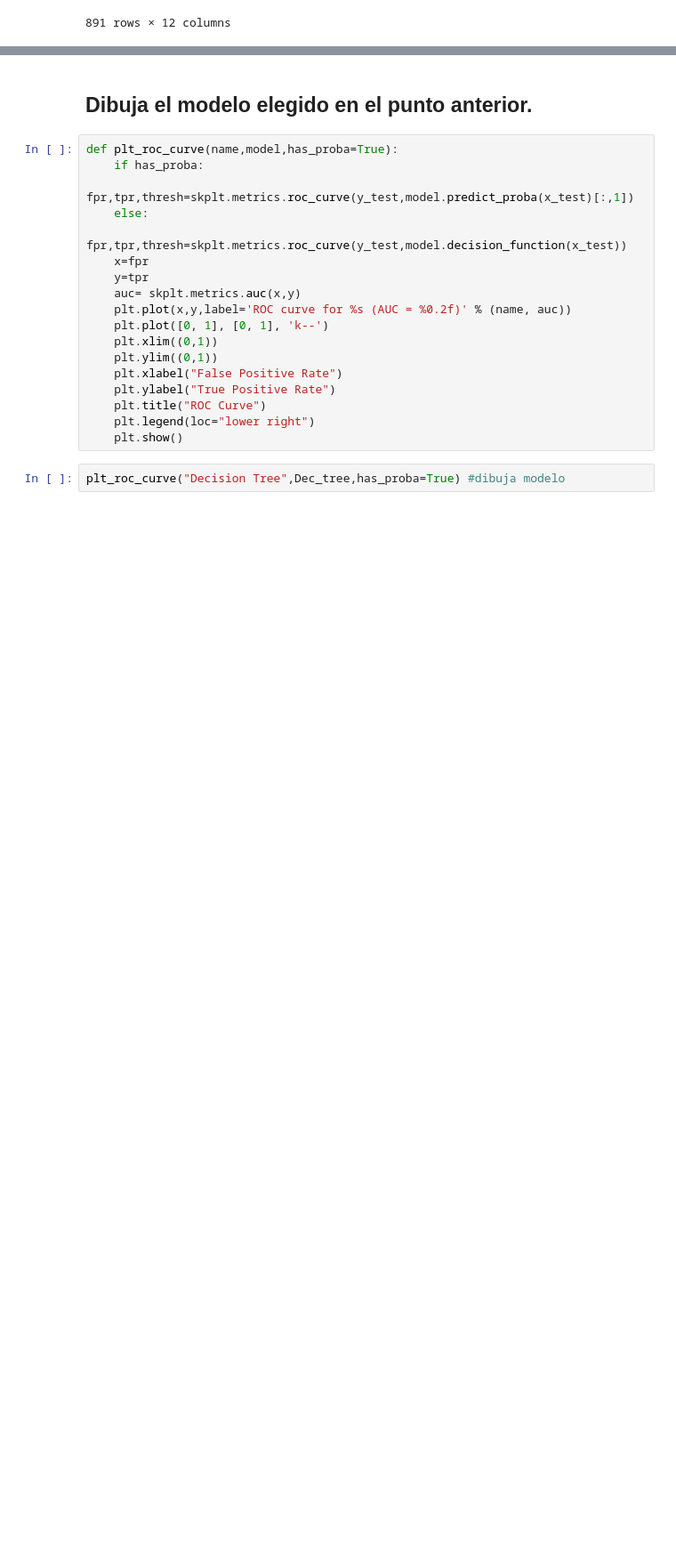
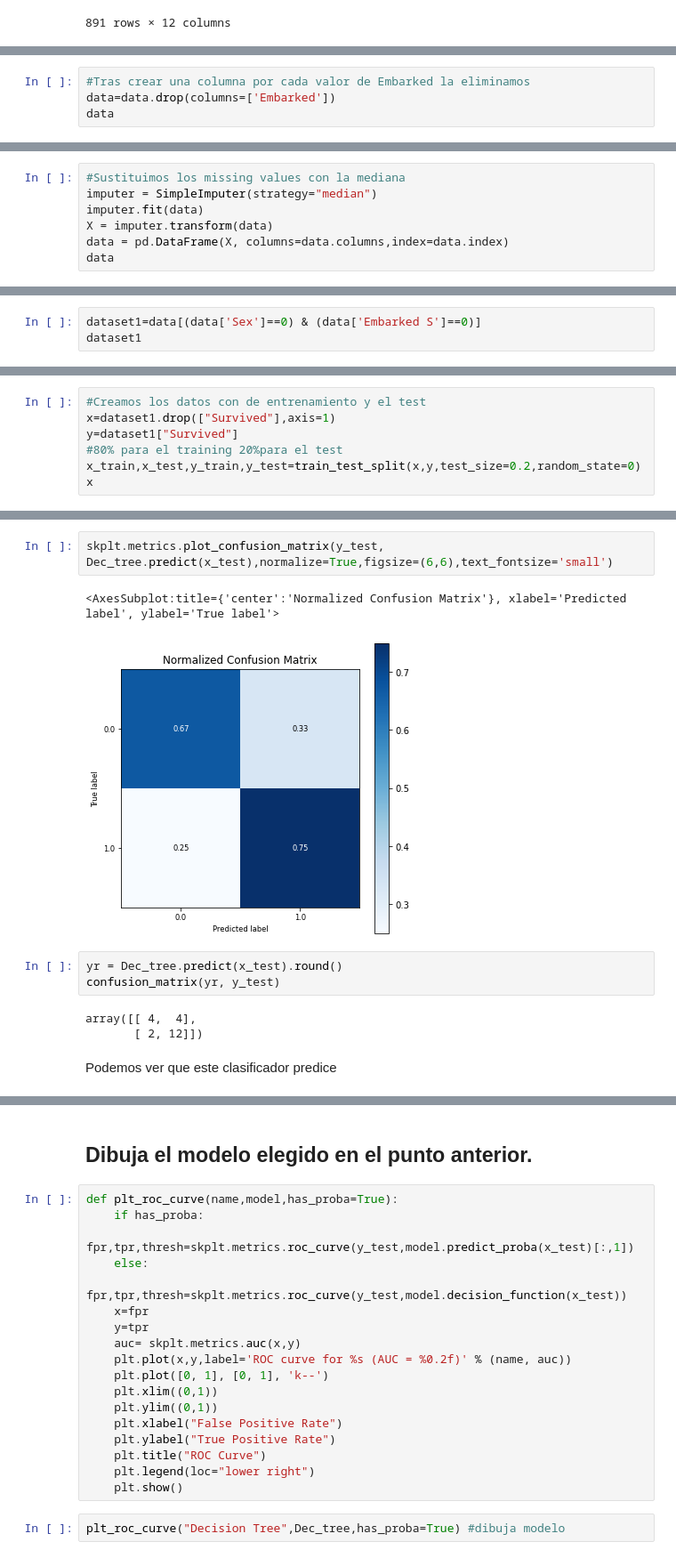
Before and after one commit to AlvaroChavarri/Practicamining3, a Jupyter notebook: LAB03-GRUPORoigChavarri/Practica1Titanic-Copy1.ipynb, the cells around one changed output, grey strips where cells are left out. Shown: that part at 89% size. Cells and saved outputs as stored; diff of their text form; blank space fills up the shorter version.

```diff
--- a/LAB03-GRUPORoigChavarri/Practica1Titanic-Copy1.ipynb
+++ b/LAB03-GRUPORoigChavarri/Practica1Titanic-Copy1.ipynb
@@ -183,0 +107,4 @@ confusion_matrix_model(Dec_tree)
+# %%
+#Tras crear una columna por cada valor de Embarked la eliminamos
+data=data.drop(columns=['Embarked'])
+data
@@ -183,0 +160,7 @@ confusion_matrix_model(Dec_tree)
+# %%
+#Sustituimos los missing values con la mediana
+imputer = SimpleImputer(strategy="median")
+imputer.fit(data)
+X = imputer.transform(data)
+data = pd.DataFrame(X, columns=data.columns,index=data.index)
+data
@@ -183,0 +187,3 @@ confusion_matrix_model(Dec_tree)
+# %%
+dataset1=data[(data['Sex']==0) & (data['Embarked S']==0)]
+dataset1
@@ -183,0 +223,7 @@ confusion_matrix_model(Dec_tree)
+# %%
+#Creamos los datos con de entrenamiento y el test
+x=dataset1.drop(["Survived"],axis=1)
+y=dataset1["Survived"]
+#80% para el training 20%para el test
+x_train,x_test,y_train,y_test=train_test_split(x,y,test_size=0.2,random_state=0)
+x
@@ -183,0 +257,13 @@ confusion_matrix_model(Dec_tree)
+# %%
+skplt.metrics.plot_confusion_matrix(y_test, Dec_tree.predict(x_test),normalize=True,figsize=(6,6),text_fontsize='small')
+# %% [output]
+<AxesSubplot:title={'center':'Normalized Confusion Matrix'}, xlabel='Predicted label', ylabel='True label'>
+[figure, added]
+# %%
+yr = Dec_tree.predict(x_test).round()
+confusion_matrix(yr, y_test)
+# %% [output]
+array([[ 4,  4],
+       [ 2, 12]])
+# %% [markdown]
+Podemos ver que este clasificador predice
```
Also changed, not shown: parts of 58 cells of this notebook, 2 other files.
